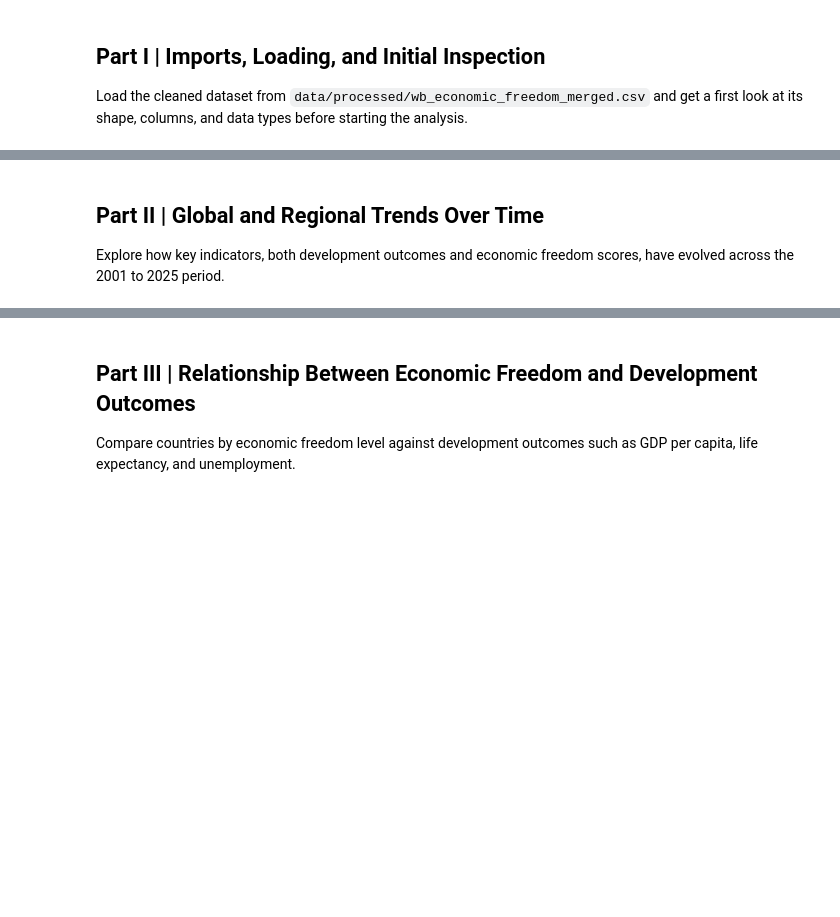
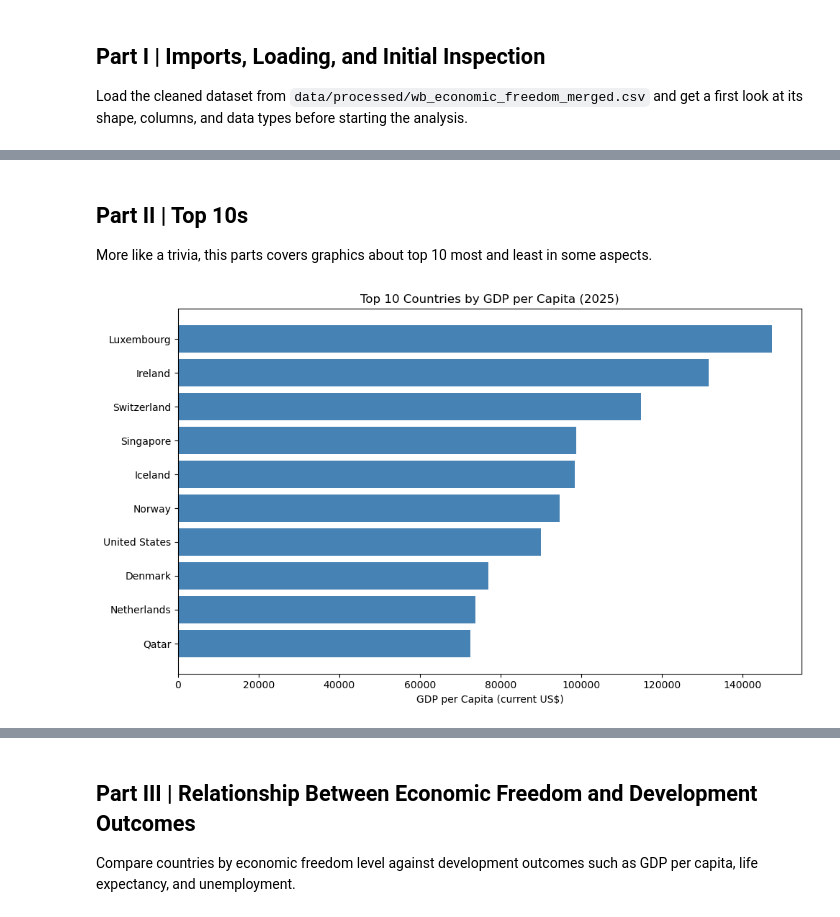
Before and after one commit to ValentimPiazera/wb-economic-freedom, a Jupyter notebook: notebooks/II-analysis.ipynb, the cells around one changed output, grey strips where cells are left out. Saved outputs shown, nothing was run; the diff lists cells and outputs as text; code cells hidden in the pictures; blank space fills up the shorter version.

```diff
--- a/notebooks/II-analysis.ipynb
+++ b/notebooks/II-analysis.ipynb
@@ -49,0 +65,4 @@ Load the cleaned dataset from `data/processed/wb_economic_freedom_merged.csv` an
+# %%
+df = pd.read_csv("../data/processed/wb_economic_freedom_merged.csv")
+
+df.head()
@@ -50,4 +117,23 @@ Load the cleaned dataset from `data/processed/wb_economic_freedom_merged.csv` an
 # %% [markdown]
-## Part II | Global and Regional Trends Over Time
+## Part II | Top 10s
 
-Explore how key indicators, both development outcomes and economic freedom scores, have evolved across the 2001 to 2025 period.
+More like a trivia, this parts covers graphics about top 10 most and least in some aspects.
+# %%
+latest_year = df["Year"].max()
+top10_gdp = df[df["Year"] == latest_year].nlargest(
+    10, "GDP per capita (current US$)"
+)
+
+plt.figure(figsize=(10, 6))
+plt.barh(
+    top10_gdp["Country Name"],
+    top10_gdp["GDP per capita (current US$)"],
+    color="steelblue",
+)
+plt.xlabel("GDP per Capita (current US$)")
+plt.title(f"Top 10 Countries by GDP per Capita ({latest_year})")
+plt.gca().invert_yaxis()
+plt.tight_layout()
+plt.show()
+# %% [output]
+[figure, added]
```
Also changed, not shown: parts of 12 cells of this notebook, 5 other files.
